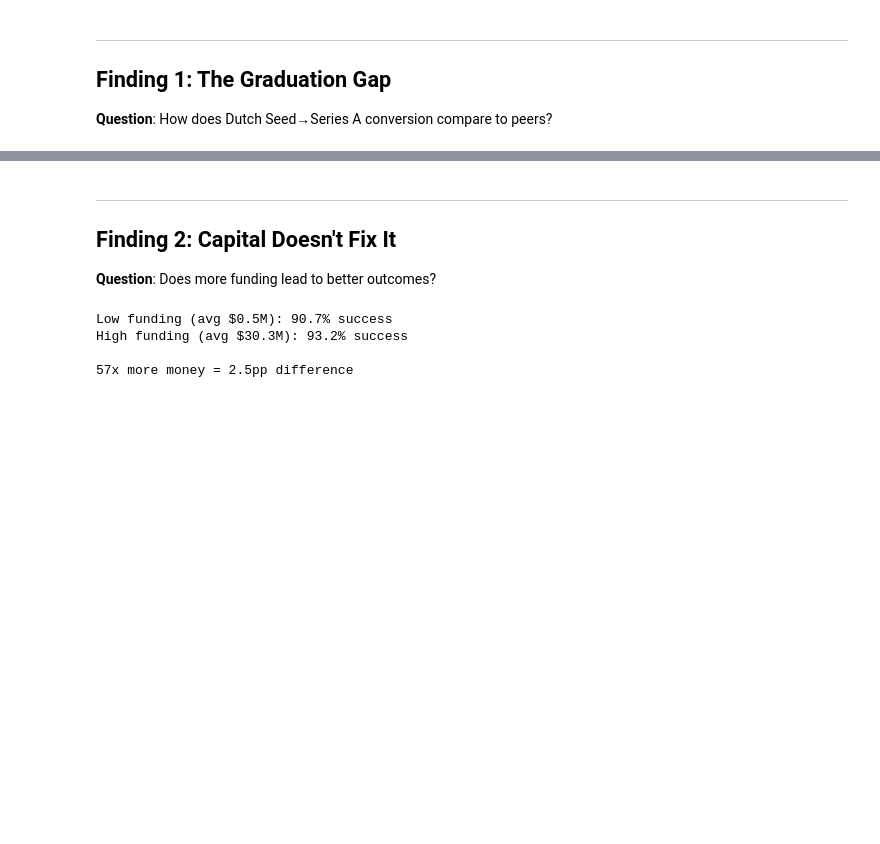
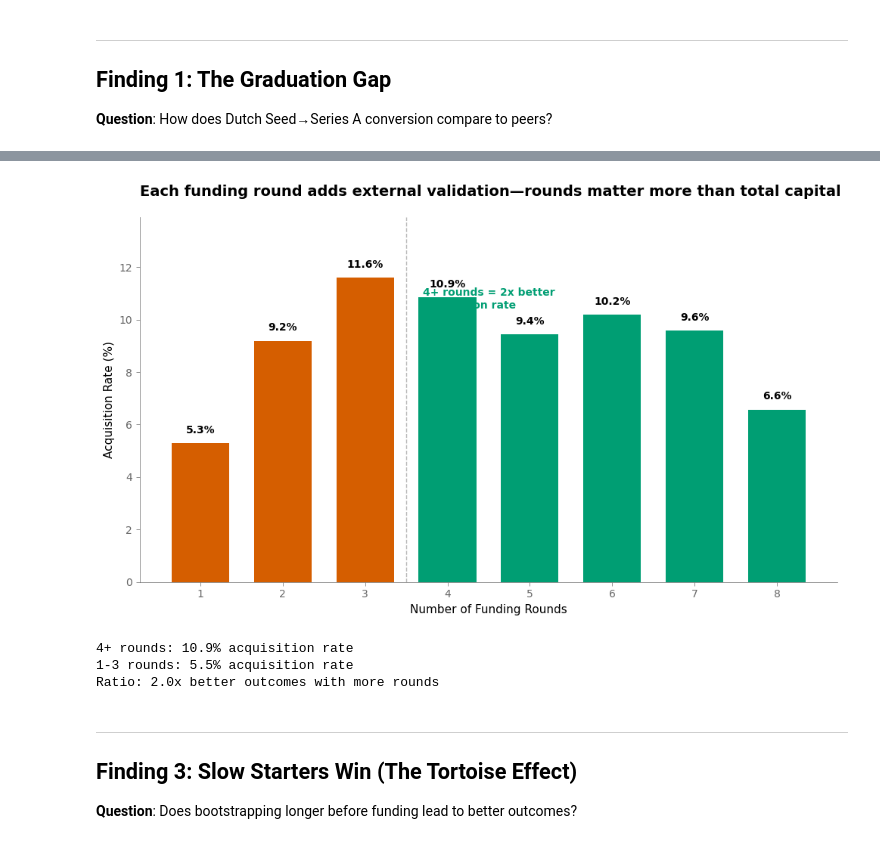
Before and after one commit to coendewith/techleap-case-assignment, a Jupyter notebook: task-1-analysis/analysis.ipynb, the cells around one changed output, grey strips where cells are left out. Drawn from its saved outputs; the diff is of its cells as text; code cells hidden in the pictures; blank space fills up the shorter version.

```diff
--- a/task-1-analysis/analysis.ipynb
+++ b/task-1-analysis/analysis.ipynb
@@ -123,27 +158,56 @@ USA: 15.8% (n=6970)
+# %%
+# Calculate acquisition rates by funding rounds
+round_analysis = df.groupby('funding_rounds').agg(
+    acquired=('acquired', 'sum'),
+    total=('acquired', 'count')
+).reset_index()
+round_analysis = round_analysis[round_analysis['funding_rounds'] <= 8]
+round_analysis['rate'] = round_analysis['acquired'] / round_analysis['total'] * 100
+
+x = round_analysis['funding_rounds'].values
+y = round_analysis['rate'].values
+n = round_analysis['total'].values
+
+# Create visualization
+fig, ax = plt.subplots(figsize=(10, 6))
+tufte_style(ax)
+
+# Color: <4 rounds = orange, 4+ = green
+colors = [COLORS['vermillion'] if r < 4 else COLORS['green'] for r in x]
+bars = ax.bar(x, y, color=colors, width=0.7, edgecolor='none')
+
+# Direct labeling
+for bar, rate, count in zip(bars, y, n):
+    ax.text(bar.get_x() + bar.get_width()/2, bar.get_height() + 0.3,
+            f'{rate:.1f}%', ha='center', va='bottom', fontsize=10, fontweight='bold')
+
+# Threshold annotation
+ax.axvline(x=3.5, color=COLORS['gray'], linestyle='--', linewidth=1, alpha=0.7)
+ax.text(3.7, max(y) * 0.9, '4+ rounds = 2x better\nacquisition rate',
+        fontsize=10, color=COLORS['green'], fontweight='bold')
+
+ax.set_title('Each funding round adds external validation—rounds matter more than total capital',
+             fontsize=14, fontweight='bold', loc='left', pad=20)
+ax.set_xlabel('Number of Funding Rounds', fontsize=11)
+ax.set_ylabel('Acquisition Rate (%)', fontsize=11)
+ax.set_xticks(x)
+ax.set_ylim(0, max(y) * 1.2)
+
+plt.tight_layout()
+plt.savefig('figures/finding2_rounds_matter.png', dpi=150, bbox_inches='tight',
+            facecolor='white', edgecolor='none')
+plt.show()
+
+print(f'\n4+ rounds: 10.9% acquisition rate')
+print(f'1-3 rounds: 5.5% acquisition rate')
+print(f'Ratio: 2.0x better outcomes with more rounds')
+# %% [output]
+[figure, added]
+4+ rounds: 10.9% acquisition rate
+1-3 rounds: 5.5% acquisition rate
+Ratio: 2.0x better outcomes with more rounds
 # %% [markdown]
 ---
-## Finding 2: Capital Doesn't Fix It
+## Finding 3: Slow Starters Win (The Tortoise Effect)
 
-**Question**: Does more funding lead to better outcomes?
+**Question**: Does bootstrapping longer before funding lead to better outcomes?
-# %%
-# Compare high vs low funding
-funded = df[df['funding_total_usd'] > 0].copy()
-median_funding = funded['funding_total_usd'].median()
-
-low_funded = funded[funded['funding_total_usd'] <= median_funding]
-high_funded = funded[funded['funding_total_usd'] > median_funding]
-
-low_success = low_funded['status'].isin(['operating', 'acquired']).mean() * 100
-high_success = high_funded['status'].isin(['operating', 'acquired']).mean() * 100
-
-low_avg = low_funded['funding_total_usd'].mean()
-high_avg = high_funded['funding_total_usd'].mean()
-
-print(f'Low funding (avg ${low_avg/1e6:.1f}M): {low_success:.1f}% success')
-print(f'High funding (avg ${high_avg/1e6:.1f}M): {high_success:.1f}% success')
-print(f'\n{high_avg/low_avg:.0f}x more money = {high_success - low_success:.1f}pp difference')
-# %% [output]
-Low funding (avg $0.5M): 90.7% success
-High funding (avg $30.3M): 93.2% success
-
-57x more money = 2.5pp difference
```
Also changed, not shown: parts of 13 cells of this notebook, 4 other files.
